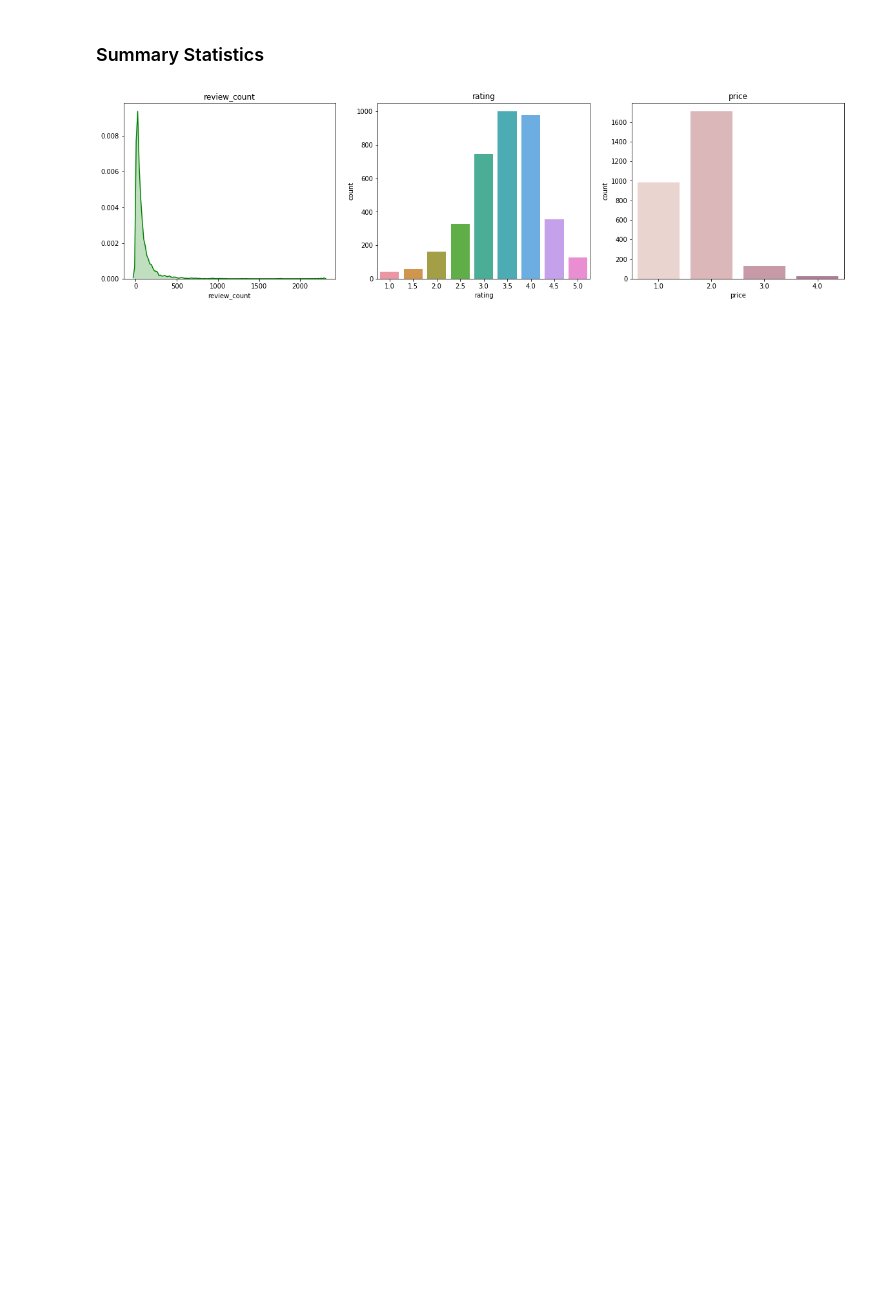
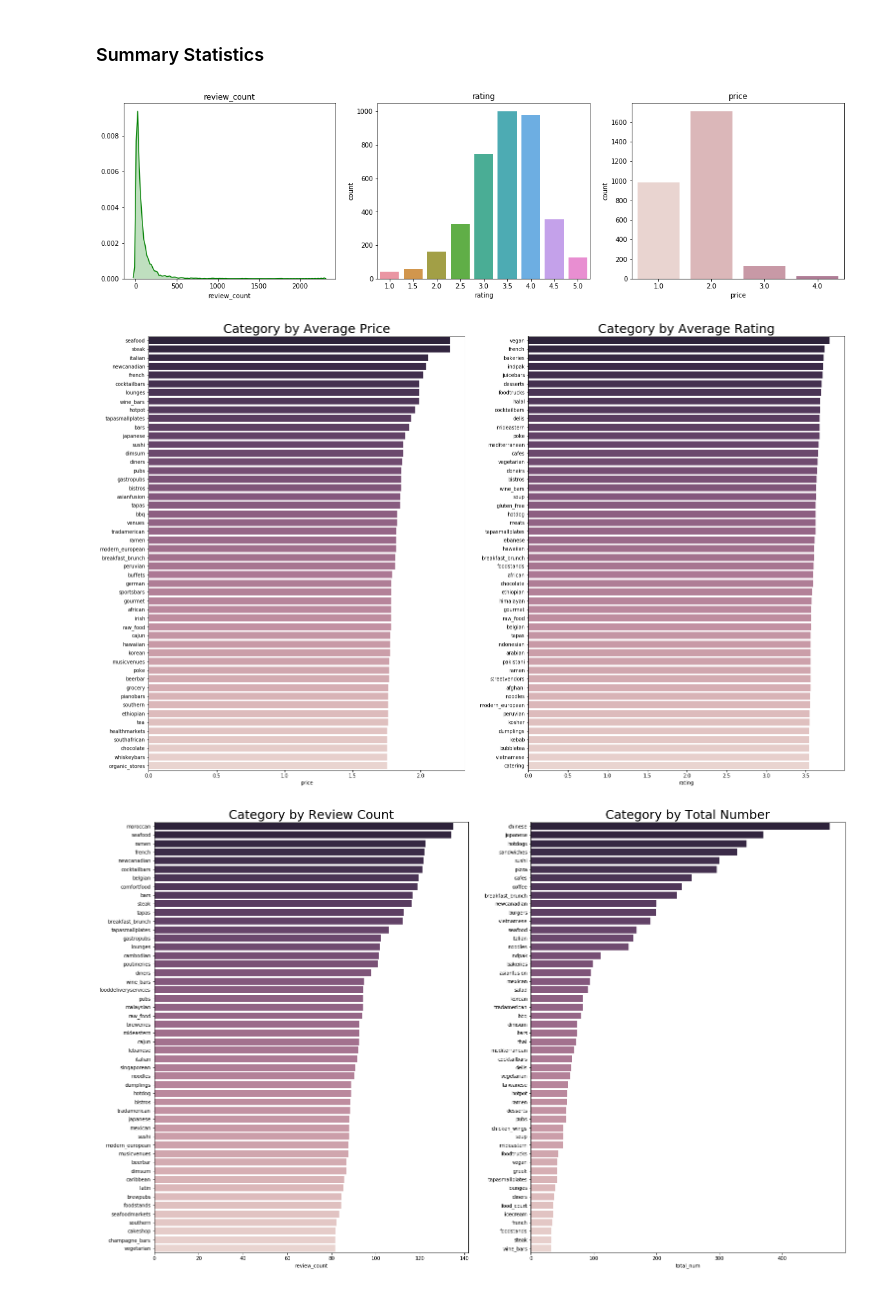
Before and after one commit to justinmlam/foodcouver, a Jupyter notebook: yelp_project.ipynb, the cells around one changed output. Saved outputs shown, nothing was run; the diff lists cells and outputs as text; code cells hidden in the pictures; blank space fills up the shorter version.

```diff
--- a/yelp_project.ipynb
+++ b/yelp_project.ipynb
@@ -44,18 +44,25 @@ restaurant_cats = [place['title'] for place in cats if 'restaurants' in place['p
 # %%
 #  Remove unnecessary data
 df = df.drop(columns=['image_url','is_closed','transactions','phone','display_phone'])
+# replace number signs ($) with decimals
+df.replace(['$','$$','$$$','$$$$'],[1.0,2.0,3.0,4.0], inplace=True)
 
 # TODO::: Expand the list, "categories" into separate columns
+
+
 df_categories = df[['id', 'categories']]
 df.drop(columns=['categories'],inplace=True)
 df.rename(columns={'alias':'r_alias'},inplace=True)
 
+df_expanded = df.copy().merge(expand_list(df_categories.copy(), 'categories'))
 df_categories = expand_list(df_categories,'categories')
 df_categories = pd.concat([df_categories.drop(['categories'], axis=1), df_categories['categories'].apply(pd.Series)], axis=1)
 df_categories = df_categories.groupby(['id']).agg(lambda x: tuple(x)).applymap(list).reset_index()
 
-df = df.merge(df_alias_title, on='id')
-df = df.drop('title', 1).join(df.title.str.join('|').str.get_dummies())
+df = df.merge(df_categories, on='id')
+df = df.drop('alias', 1).join(df.alias.str.join('|').str.get_dummies())
+
+df_expanded = pd.concat([df_expanded.drop(['categories'], axis=1), df_expanded['categories'].apply(pd.Series)], axis=1)
 
 #____________________________________________________________________________
 # df_alias_title = df[['id','alias','title']]
@@ -70,7 +77,9 @@ df = df.drop('title', 1).join(df.title.str.join('|').str.get_dummies())
 # df = df.drop('title', 1).join(df.title.str.join('|').str.get_dummies())
 #____________________________________________________________________________
 
-# replace number signs ($) with decimals
-df.replace(['$','$$','$$$','$$$$'],[1.0,2.0,3.0,4.0], inplace=True)
+
+
+# clean up some variables to leave more space
+# df_categories = None
 # %%
 with pd.option_context('display.max_rows', None, 'display.max_columns', None):  # more options can be specified also
@@ -112,0 +150,51 @@ plt.show()
+# %%
+n = 50
+
+### PRICE ###
+pr = (bayes_avg(df_expanded.dropna(how='any'), 'alias', 'price').sort_values(ascending=False)
+     .reset_index().sort_values('price', ascending=False))
+pr = pr.iloc[:n]
+
+
+### RATING
+ra = (bayes_avg(df_expanded, 'alias', 'rating').sort_values(ascending=False)
+     .reset_index().sort_values('rating', ascending=False))
+ra = ra.iloc[:n]
+
+### REVIEW_COUNT
+re = (bayes_avg(df_expanded, 'alias', 'review_count').sort_values(ascending=False)
+     .reset_index().sort_values('review_count', ascending=False))
+re = re.iloc[:n]
+
+### NUMBER OF RESTAURANTS
+nu = (df.drop(['id', 'r_alias', 'name','url','review_count','rating','coordinates','price','location', \
+         'distance', 'title'], axis=1).sum().sort_values(ascending=False))
+nu = nu.reset_index().iloc[:n]
+nu.rename(columns={'index': 'alias', 0:'total_num'}, inplace=True)
+
+
+
+
+# first fig
+fig, axes = plt.subplots(1,2,figsize=(25,16))
+sns.set_palette(sns.cubehelix_palette(8))
+sns.barplot(data=pr,x='price',y='alias',orient='h',ax=axes[0], palette=sns.cubehelix_palette(n, reverse=True)).set_title('Category by Average Price', fontsize=25)
+axes[0].set_ylabel('')
+
+sns.barplot(data=ra,x='rating',y='alias',orient='h',ax=axes[1], palette=sns.cubehelix_palette(n, reverse=True)).set_title('Category by Average Rating', fontsize=25)
+axes[1].set_ylabel('')
+
+# second fig
+fig, axes = plt.subplots(1,2,figsize=(25,16))
+sns.set_palette('ch:8')
+
+sns.barplot(data=re,x='review_count',y='alias',orient='h',ax=axes[0], palette=sns.cubehelix_palette(n, reverse=True)).set_title('Category by Review Count', fontsize=25)
+axes[0].set_ylabel('')
+
+sns.barplot(data=nu,x='total_num',y='alias',orient='h',ax=axes[1], palette=sns.cubehelix_palette(n, reverse=True)).set_title('Category by Total Number', fontsize=25)
+axes[1].set_ylabel('')
+
+plt.show()
+# %% [output]
+[figure, added]
+[figure, added]
```
Also changed, not shown: parts of 5 cells of this notebook, 1 other file.
